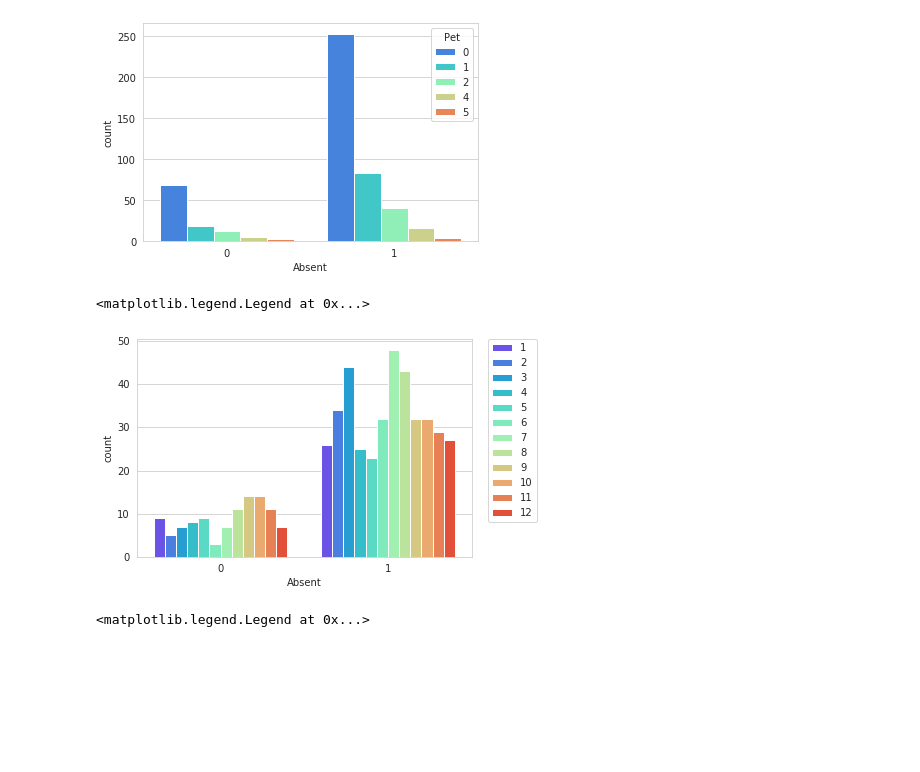
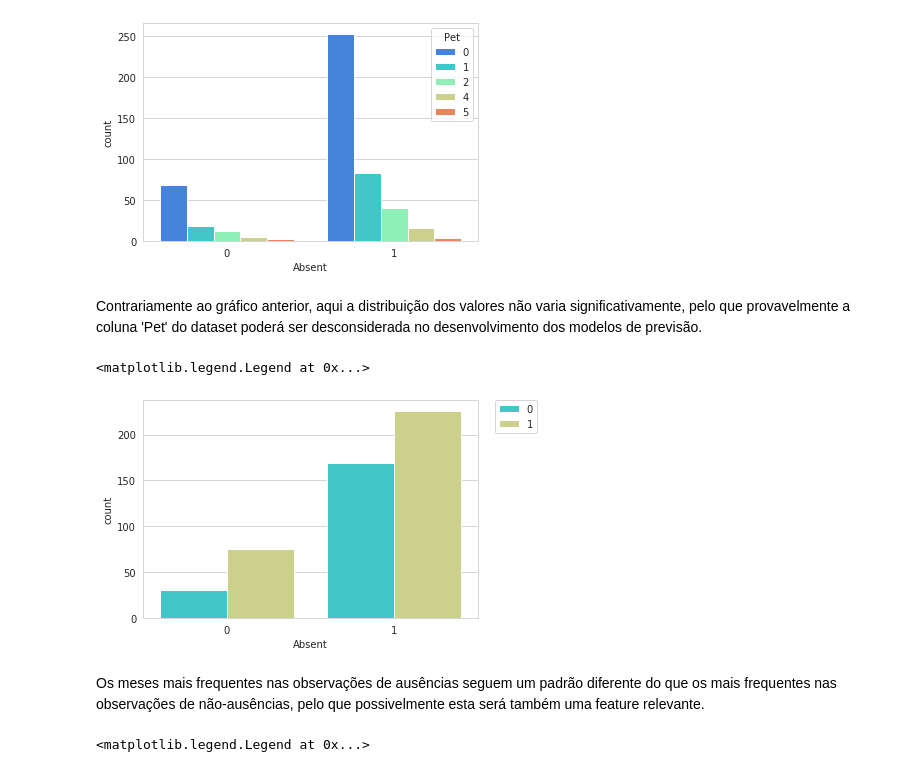
Before and after one commit to ricardomilhazes/AEC-1920, a Jupyter notebook: TP2/DataPreparation.ipynb, the cells around one changed output. Saved outputs shown, nothing was run; the diff lists cells and outputs as text; code cells hidden in the pictures; blank space fills up the shorter version.

```diff
--- a/TP2/DataPreparation.ipynb
+++ b/TP2/DataPreparation.ipynb
@@ -58,4 +78,6 @@ sns.countplot(x='Absent',hue='Disciplinary failure',data=train,palette='RdBu_r')
 # %%
+train["Education"] = train["Education"].apply(lambda x: 0 if x == 1 else 1)
+test["Education"] = test["Education"].apply(lambda x: 0 if x == 1 else 1)
 sns.set_style('whitegrid')
 sns.countplot(x='Absent',hue='Education',data=train,palette='RdBu_r')
 # %% [output]
@@ -64,4 +88,6 @@ sns.countplot(x='Absent',hue='Education',data=train,palette='RdBu_r')
 # %%
+train["Son"] = train["Son"].apply(lambda x: 0 if x < 3 else 1)
+test["Son"] = test["Son"].apply(lambda x: 0 if x < 3 else 1)
 sns.set_style('whitegrid')
 sns.countplot(x='Absent',hue='Son',data=train,palette='rainbow')
 # %% [output]
@@ -73,13 +101,19 @@ sns.countplot(x='Absent',hue='Pet',data=train,palette='rainbow')
 # %% [output]
 <matplotlib.axes._subplots.AxesSubplot at 0x...>
 [figure]
+# %% [markdown]
+Contrariamente ao gráfico anterior, aqui a distribuição dos valores não varia significativamente, pelo que provavelmente a coluna 'Pet' do dataset poderá ser desconsiderada no desenvolvimento dos modelos de previsão.
 # %%
+train["Month of absence"] = train["Month of absence"].apply(lambda x: 0 if x in [2,3,7,8] else 1)
+test["Month of absence"] = test["Month of absence"].apply(lambda x: 0 if x in [2,3,7,8] else 1)
 sns.set_style('whitegrid')
 sns.countplot(x='Absent',hue='Month of absence',data=train,palette='rainbow')
 plt.legend(bbox_to_anchor=(1.05, 1), loc=2, borderaxespad=0.)
 # %% [output]
 <matplotlib.legend.Legend at 0x...>
-[figure, old version]
+[figure, new version]
+# %% [markdown]
+Os meses mais frequentes nas observações de ausências seguem um padrão diferente do que os mais frequentes nas observações de não-ausências, pelo que possivelmente esta será também uma feature relevante.
 # %%
 sns.set_style('whitegrid')
 sns.countplot(x='Absent',hue='Reason for absence',data=train,palette='rainbow')
```
Also changed, not shown: parts of 42 cells of this notebook.
